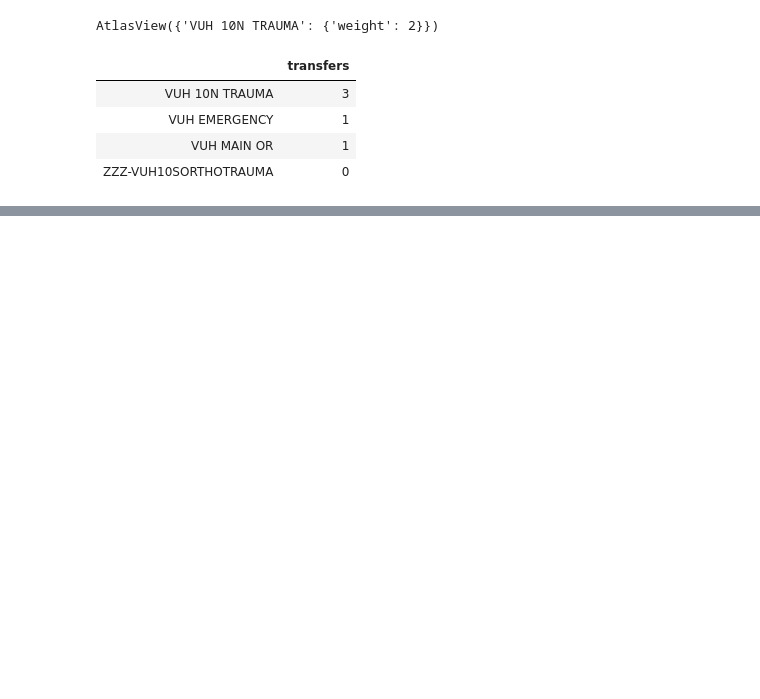
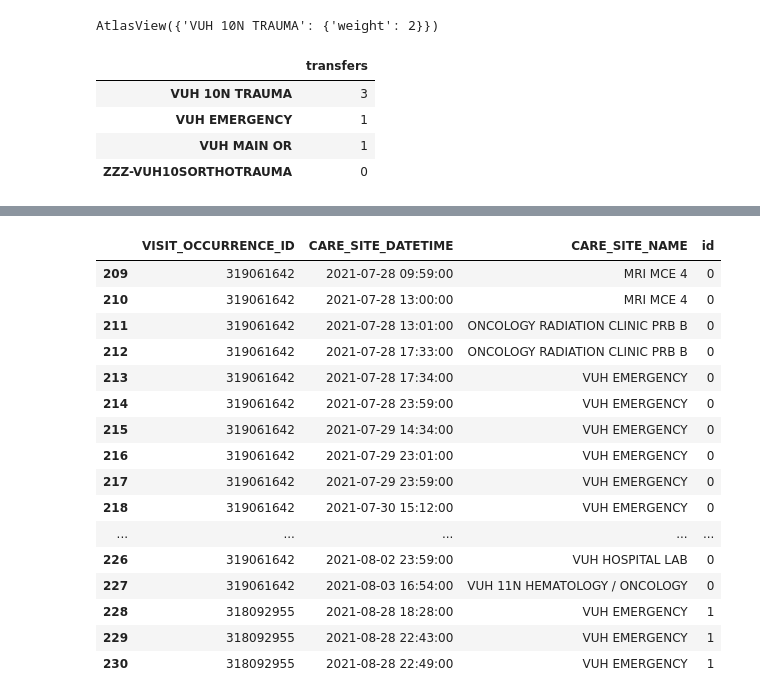
Before and after one commit to wangvictoria/NetworkHealthcare, a Jupyter notebook: healthcare_network.ipynb, the cells around one changed output, grey strips where cells are left out. Saved outputs shown, nothing was run; the diff lists cells and outputs as text; code cells hidden in the pictures; blank space fills up the shorter version.

```diff
--- a/healthcare_network.ipynb
+++ b/healthcare_network.ipynb
@@ -161,0 +258,2 @@ df2.head()
+# %%
+postCovid = data2[data2['VISIT_START_DATETIME'] >= datetime.datetime(2020,3,10)]
@@ -161,0 +375,3 @@ df2.head()
+# %%
+dataset = postCovid[['VISIT_OCCURRENCE_ID', 'CARE_SITE_DATETIME', 'CARE_SITE_NAME']]
+dataset['id'] = pd.Categorical((pd.factorize(postCovid.VISIT_OCCURRENCE_ID)[0]))
@@ -161,0 +384,20 @@ df2.head()
+# %%
+dataset[:22]
+# %% [output]
+|  | VISIT_OCCURRENCE_ID | CARE_SITE_DATETIME | CARE_SITE_NAME | id |
+| 209 | 319061642 | 2021-07-28 09:59:00 | MRI MCE 4 | 0 |
+| 210 | 319061642 | 2021-07-28 13:00:00 | MRI MCE 4 | 0 |
+| 211 | 319061642 | 2021-07-28 13:01:00 | ONCOLOGY RADIATION CLINIC PRB B | 0 |
+| 212 | 319061642 | 2021-07-28 17:33:00 | ONCOLOGY RADIATION CLINIC PRB B | 0 |
+| 213 | 319061642 | 2021-07-28 17:34:00 | VUH EMERGENCY | 0 |
+| 214 | 319061642 | 2021-07-28 23:59:00 | VUH EMERGENCY | 0 |
+| 215 | 319061642 | 2021-07-29 14:34:00 | VUH EMERGENCY | 0 |
+| 216 | 319061642 | 2021-07-29 23:01:00 | VUH EMERGENCY | 0 |
+| 217 | 319061642 | 2021-07-29 23:59:00 | VUH EMERGENCY | 0 |
+| 218 | 319061642 | 2021-07-30 15:12:00 | VUH EMERGENCY | 0 |
+| ... | ... | ... | ... | ... |
+| 226 | 319061642 | 2021-08-02 23:59:00 | VUH HOSPITAL LAB | 0 |
+| 227 | 319061642 | 2021-08-03 16:54:00 | VUH 11N HEMATOLOGY / ONCOLOGY | 0 |
+| 228 | 318092955 | 2021-08-28 18:28:00 | VUH EMERGENCY | 1 |
+| 229 | 318092955 | 2021-08-28 22:43:00 | VUH EMERGENCY | 1 |
+| 230 | 318092955 | 2021-08-28 22:49:00 | VUH EMERGENCY | 1 |
```
Also changed, not shown: parts of 33 cells of this notebook.
